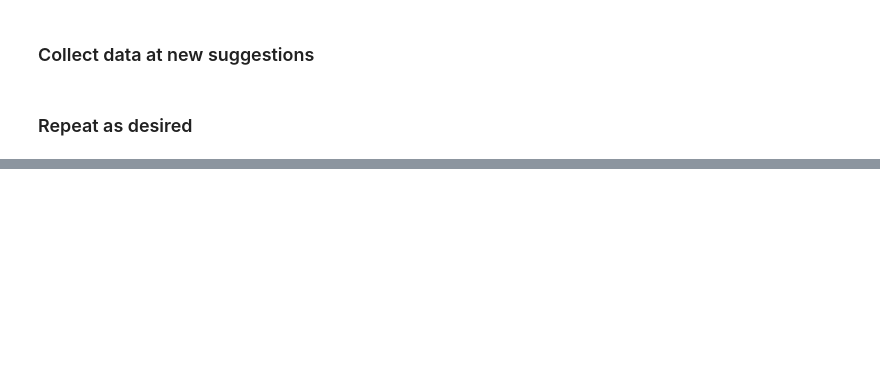
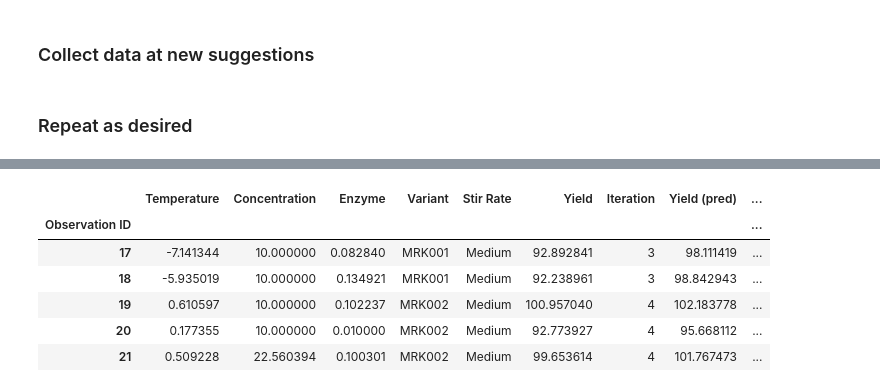
Before and after one commit to MSDLLCpapers/obsidian, a Jupyter notebook: demo/Simple single objective.ipynb, the cells around one changed output, grey strips where cells are left out. Cells and saved outputs as stored; diff of their text form; code cells hidden in the pictures; blank space fills up the shorter version.

```diff
--- a/demo/Simple single objective.ipynb
+++ b/demo/Simple single objective.ipynb
@@ -73,0 +129,10 @@ Z_iter1.reset_index(drop=True)
+# %%
+campaign.data.tail()
+# %% [output]
+|  | Temperature | Concentration | Enzyme | Variant | Stir Rate | Yield | Iteration | Yield (pred) | ... |
+| Observation ID |  |  |  |  |  |  |  |  | ... |
+| 17 | -7.141344 | 10.000000 | 0.082840 | MRK001 | Medium | 92.892841 | 3 | 98.111419 | ... |
+| 18 | -5.935019 | 10.000000 | 0.134921 | MRK001 | Medium | 92.238961 | 3 | 98.842943 | ... |
+| 19 | 0.610597 | 10.000000 | 0.102237 | MRK002 | Medium | 100.957040 | 4 | 102.183778 | ... |
+| 20 | 0.177355 | 10.000000 | 0.010000 | MRK002 | Medium | 92.773927 | 4 | 95.668112 | ... |
+| 21 | 0.509228 | 22.560394 | 0.100301 | MRK002 | Medium | 99.653614 | 4 | 101.767473 | ... |
```
Also changed, not shown: parts of 25 cells of this notebook, 1 other file.
